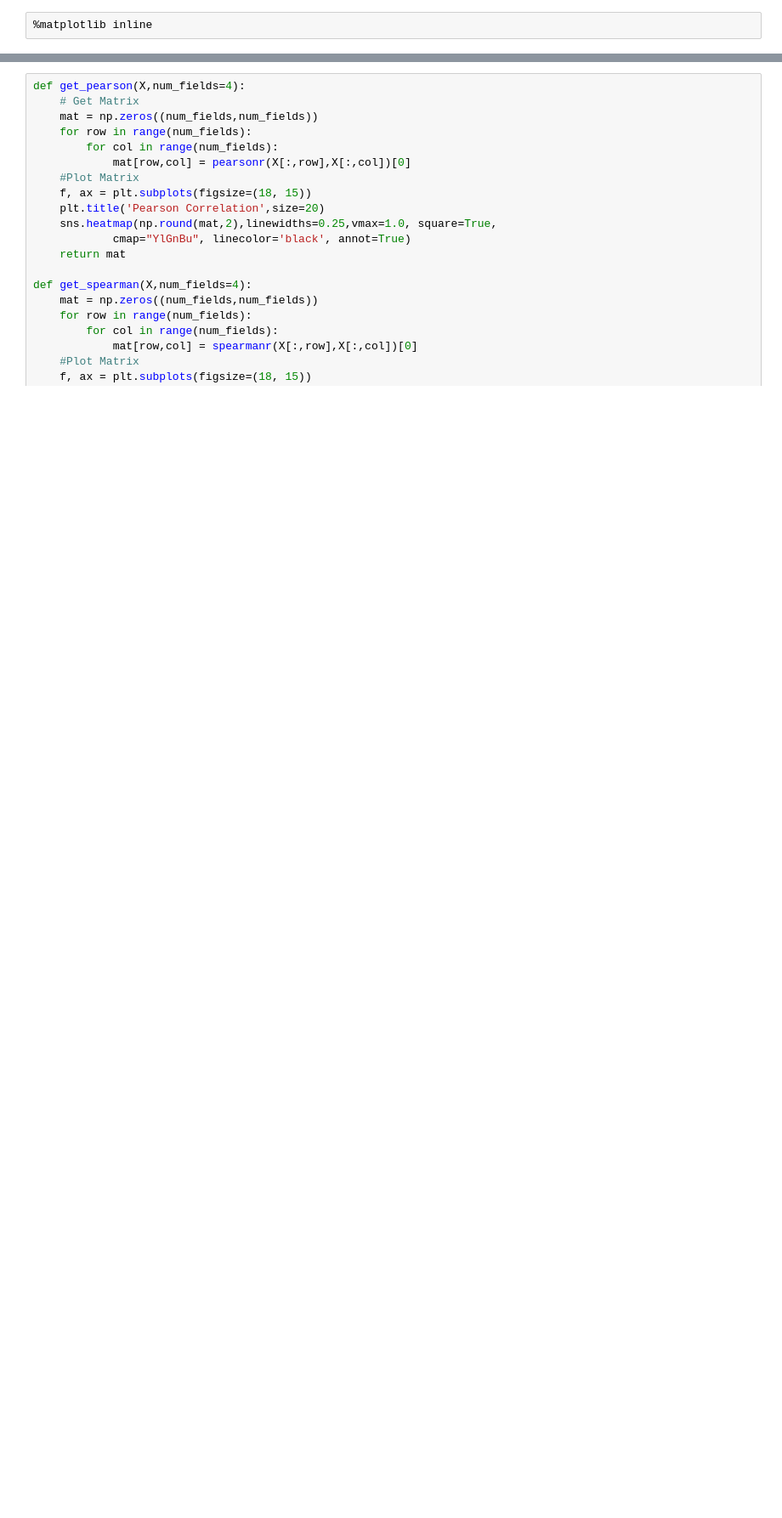
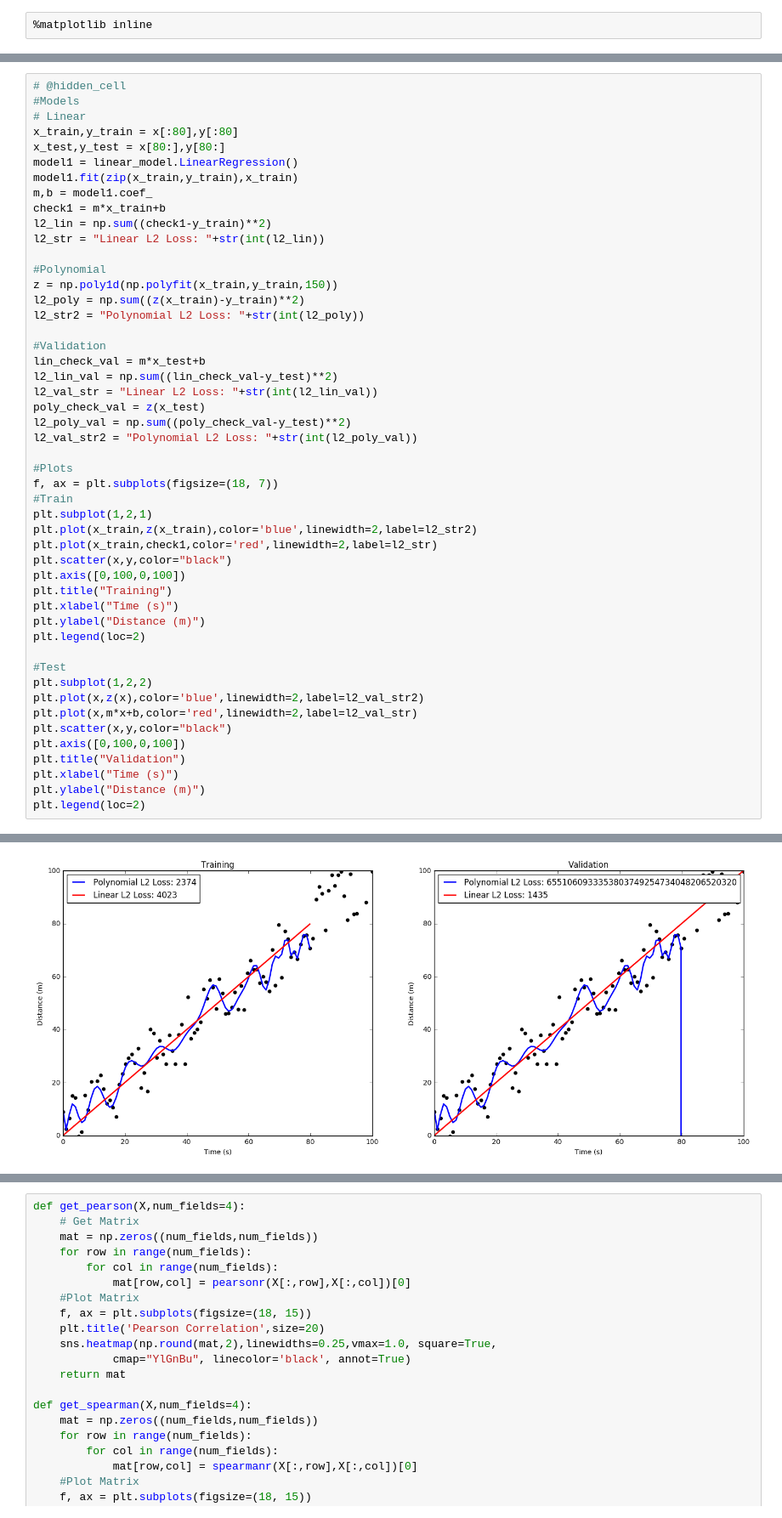
Before and after one commit to jtutmaher/sklearn, a Jupyter notebook: BiasVariance.ipynb, the cells around one changed output, grey strips where cells are left out. Shown at 85% size. Drawn from its saved outputs; the diff is of its cells as text; blank space fills up the shorter version.

```diff
--- a/BiasVariance.ipynb
+++ b/BiasVariance.ipynb
@@ -17,0 +44,50 @@ import matplotlib.pyplot as plt
+# %%
+# @hidden_cell
+#Models
+# Linear
+x_train,y_train = x[:80],y[:80]
+x_test,y_test = x[80:],y[80:]
+model1 = linear_model.LinearRegression()
+model1.fit(zip(x_train,y_train),x_train)
+m,b = model1.coef_
+check1 = m*x_train+b
+l2_lin = np.sum((check1-y_train)**2)
+l2_str = "Linear L2 Loss: "+str(int(l2_lin))
+
+#Polynomial
+z = np.poly1d(np.polyfit(x_train,y_train,150))
+l2_poly = np.sum((z(x_train)-y_train)**2)
+l2_str2 = "Polynomial L2 Loss: "+str(int(l2_poly))
+
+#Validation
+lin_check_val = m*x_test+b
+l2_lin_val = np.sum((lin_check_val-y_test)**2)
+l2_val_str = "Linear L2 Loss: "+str(int(l2_lin_val))
+poly_check_val = z(x_test)
+l2_poly_val = np.sum((poly_check_val-y_test)**2)
+l2_val_str2 = "Polynomial L2 Loss: "+str(int(l2_poly_val))
+
+#Plots
+f, ax = plt.subplots(figsize=(18, 7))
+#Train
+plt.subplot(1,2,1)
+plt.plot(x_train,z(x_train),color='blue',linewidth=2,label=l2_str2)
+plt.plot(x_train,check1,color='red',linewidth=2,label=l2_str)
+plt.scatter(x,y,color="black")
+plt.axis([0,100,0,100])
+plt.title("Training")
+plt.xlabel("Time (s)")
+plt.ylabel("Distance (m)")
+plt.legend(loc=2)
+
+#Test
+plt.subplot(1,2,2)
+plt.plot(x,z(x),color='blue',linewidth=2,label=l2_val_str2)
+plt.plot(x,m*x+b,color='red',linewidth=2,label=l2_val_str)
+plt.scatter(x,y,color="black")
+plt.axis([0,100,0,100])
+plt.title("Validation")
+plt.xlabel("Time (s)")
+plt.ylabel("Distance (m)")
+plt.legend(loc=2)
+# %% [output]
@@ -17,0 +95 @@ import matplotlib.pyplot as plt
+[figure, added]
```
Also changed, not shown: parts of 20 cells of this notebook, 2 other files.
